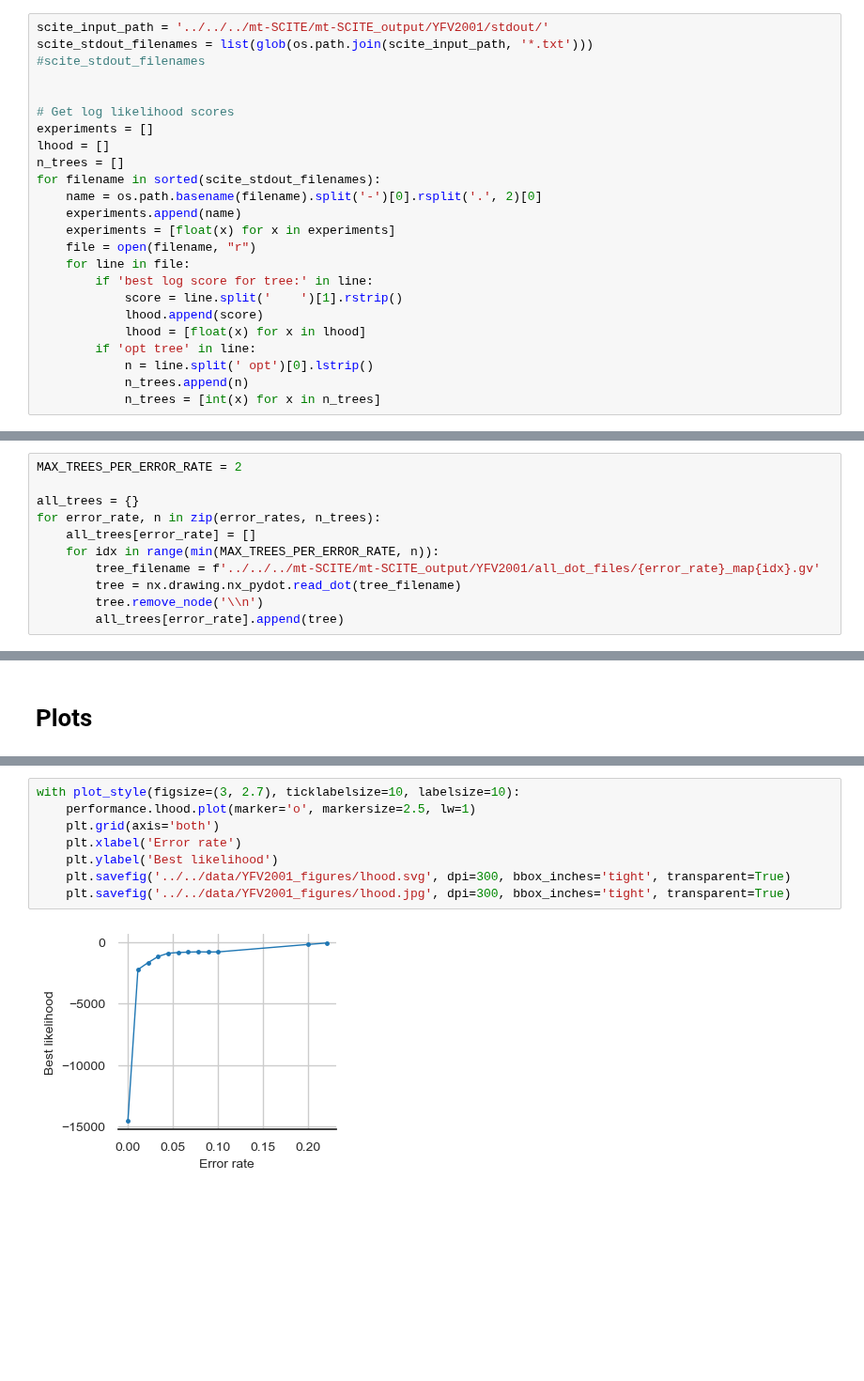
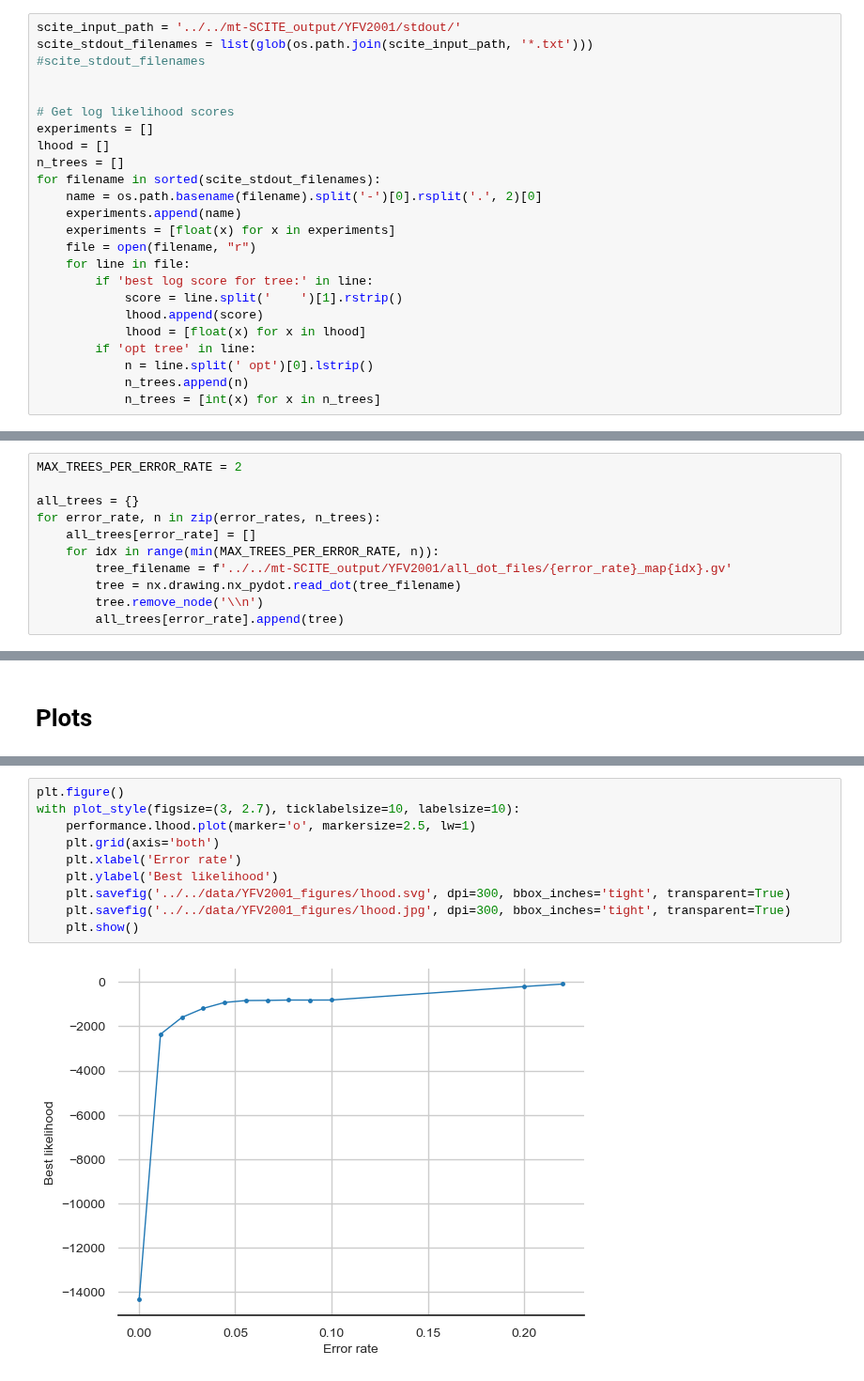
Before and after one commit to cbg-ethz/mt-SCITE, a Jupyter notebook: Notebooks/performance_YFV2001.ipynb, the cells around one changed output, grey strips where cells are left out. Shown at 94% size. Saved outputs shown, nothing was run; the diff lists cells and outputs as text; blank space fills up the shorter version.

```diff
--- a/Notebooks/performance_YFV2001.ipynb
+++ b/Notebooks/performance_YFV2001.ipynb
@@ -109,7 +109,7 @@ Name: clone, dtype: int64
 # %% [markdown]
 ## Load tree and pmat data
 # %%
-scite_input_path = '../../../mt-SCITE/mt-SCITE_output/YFV2001/stdout/'
+scite_input_path = '../../mt-SCITE_output/YFV2001/stdout/'
 scite_stdout_filenames = list(glob(os.path.join(scite_input_path, '*.txt')))
 #scite_stdout_filenames
 
@@ -218,7 +218,7 @@ all_trees = {}
 for error_rate, n in zip(error_rates, n_trees):
     all_trees[error_rate] = []
     for idx in range(min(MAX_TREES_PER_ERROR_RATE, n)):
-        tree_filename = f'../../../mt-SCITE/mt-SCITE_output/YFV2001/all_dot_files/{error_rate}_map{idx}.gv'
+        tree_filename = f'../../mt-SCITE_output/YFV2001/all_dot_files/{error_rate}_map{idx}.gv'
         tree = nx.drawing.nx_pydot.read_dot(tree_filename)
         tree.remove_node('\\n')
         all_trees[error_rate].append(tree)
@@ -482,11 +491,13 @@ with plot_style(figsize=(3, 2.7), ticklabelsize=10, labelsize=10):
 # %%
+plt.figure()
 with plot_style(figsize=(3, 2.7), ticklabelsize=10, labelsize=10):
     performance.lhood.plot(marker='o', markersize=2.5, lw=1)
     plt.grid(axis='both')
     plt.xlabel('Error rate')
     plt.ylabel('Best likelihood')
     plt.savefig('../../data/YFV2001_figures/lhood.svg', dpi=300, bbox_inches='tight', transparent=True)
     plt.savefig('../../data/YFV2001_figures/lhood.jpg', dpi=300, bbox_inches='tight', transparent=True)
+    plt.show()
 # %% [output]
-[figure, old version]
+[figure, new version]
 # %%
```
Also changed, not shown: parts of 18 cells of this notebook, 4 other files.
